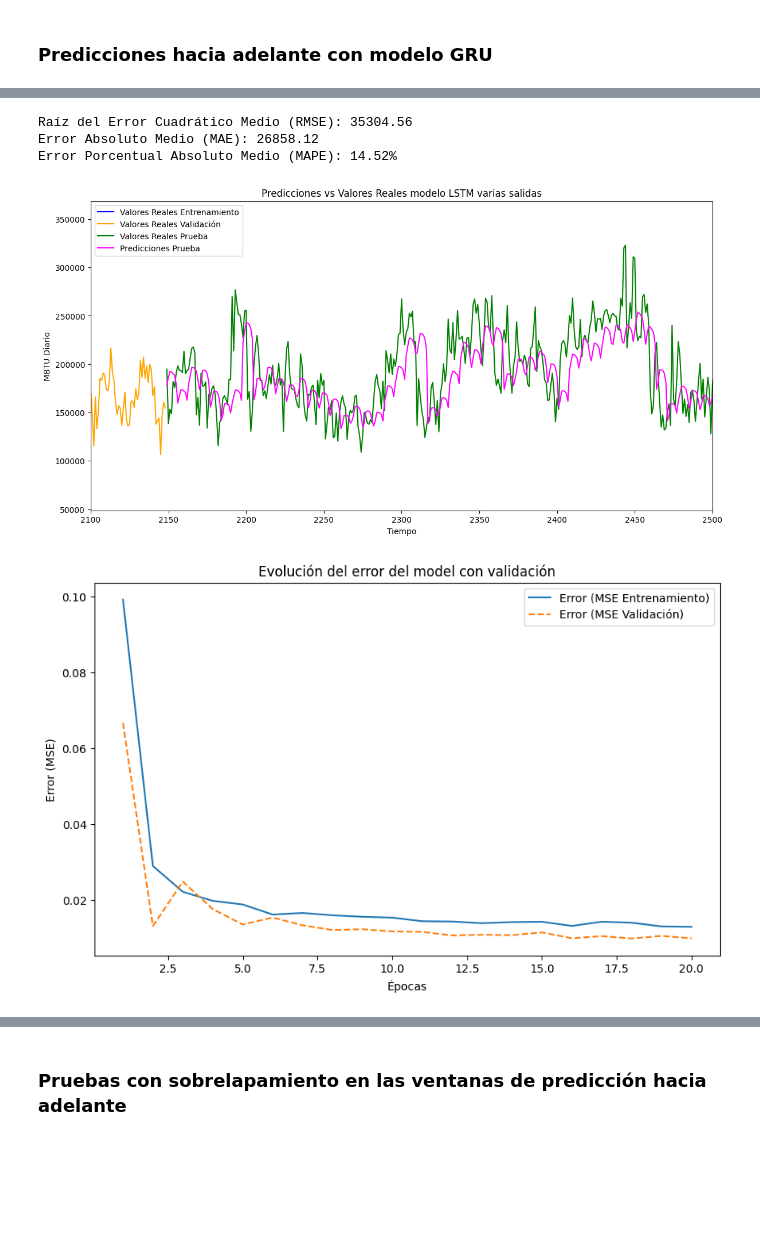
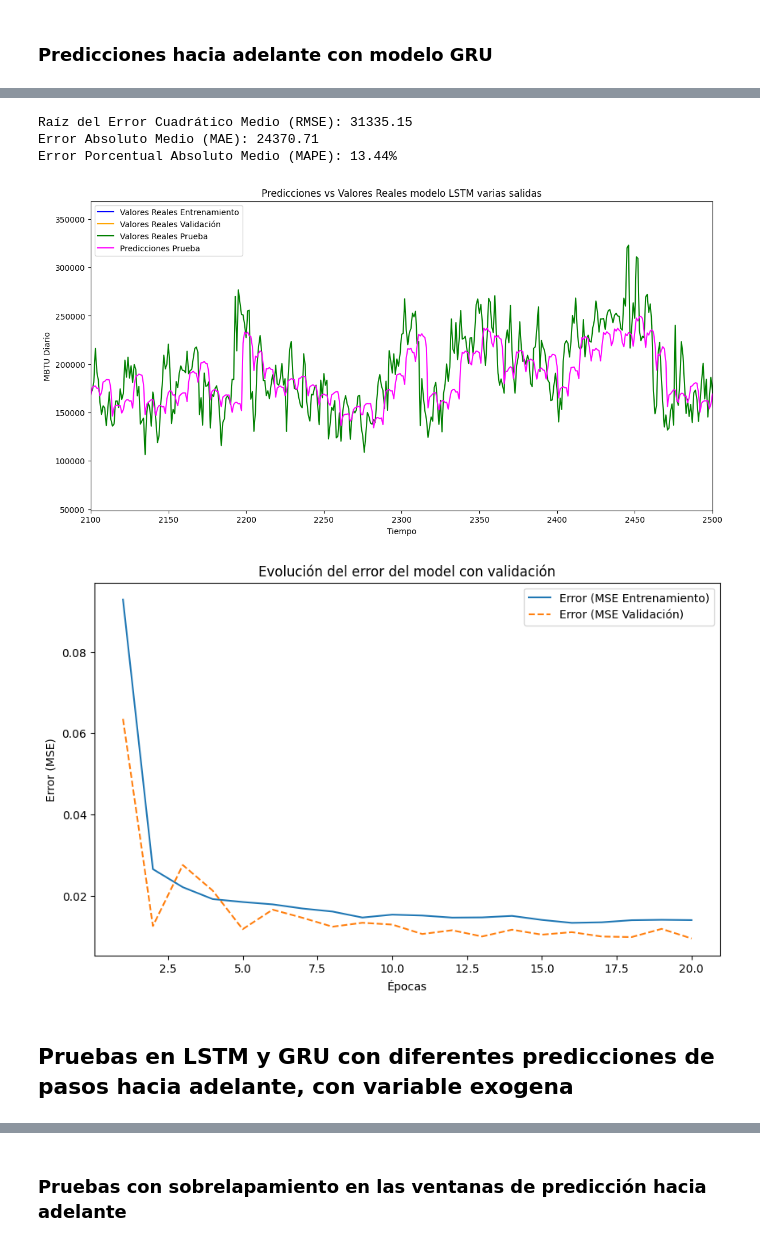
Before and after one commit to Jflorez05/Monografia_Especializacion, a Jupyter notebook: Monografia_Pred_Consumo_Gas_Resumen.ipynb, the cells around one changed output, grey strips where cells are left out. Saved outputs shown, nothing was run; the diff lists cells and outputs as text; code cells hidden in the pictures; blank space fills up the shorter version.

```diff
--- a/Monografia_Pred_Consumo_Gas_Resumen.ipynb
+++ b/Monografia_Pred_Consumo_Gas_Resumen.ipynb
@@ -918,7 +1087,7 @@ replicating local resources
 time_step = 7  # Define el paso de tiempo que usarás en el modelo
 output_steps = 7  # Número de pasos a predecir hacia adelante
 size = 0.7  # Proporción de datos para el conjunto de entrenamiento
-val_size = 0.15  # Proporción de datos para el conjunto de validación
+val_size = 0.1  # Proporción de datos para el conjunto de validación
 
 # Establecer semilla
 seed_value = 42
@@ -932,9 +1101,17 @@ train_LSTM = np.array(train_LSTM)
 val_LSTM = np.array(val_LSTM)
 test_LSTM = np.array(test_LSTM)
 
-X_train, y_train = DataPreparationRNN.create_datasetMultipleTimesBackAhead(train_LSTM, n_steps_out = output_steps, n_steps_in = time_step, overlap = output_steps)
-X_val, y_val = DataPreparationRNN.create_datasetMultipleTimesBackAhead(val_LSTM, n_steps_out = output_steps, n_steps_in = time_step, overlap = output_steps)
-X_test, y_test = DataPreparationRNN.create_datasetMultipleTimesBackAhead(test_LSTM, n_steps_out = output_steps, n_steps_in = time_step, overlap = output_steps)
+X_train, y_train = create_dataset_multiOut(train_LSTM, output_steps, time_step,  output_steps)
+X_val, y_val = create_dataset_multiOut(val_LSTM, output_steps, time_step, output_steps)
+X_test, y_test = create_dataset_multiOut(test_LSTM, output_steps, time_step, output_steps)
+
+X_train = X_train[:, :, 0]
+X_val = X_val[:, :, 0]
+X_test = X_test[:, :, 0]
+
+# X_train, y_train = DataPreparationRNN.create_datasetMultipleTimesBackAhead(train_LSTM, n_steps_out = output_steps, n_steps_in = time_step, overlap = output_steps)
+# X_val, y_val = DataPreparationRNN.create_datasetMultipleTimesBackAhead(val_LSTM, n_steps_out = output_steps, n_steps_in = time_step, overlap = output_steps)
+# X_test, y_test = DataPreparationRNN.create_datasetMultipleTimesBackAhead(test_LSTM, n_steps_out = output_steps, n_steps_in = time_step, overlap = output_steps)
 # %%
 # Crear el modelo LSTM
 model_LSTM_multiOut = Sequential()
@@ -1008,17 +1170,17 @@ model_GRU_multiOut.add(Dense(output_steps))  # Predicción de los valores
 model_GRU_multiOut.compile(optimizer='adam', loss='mean_squared_error')
 
 # Entrenar el modelo
-historia_GRU_multiOut = model_GRU_multiOut.fit(X_train, y_train, epochs=20, batch_size=32, validation_data=(X_val, y_val), verbose=2)
+historia_GRU_multiOut = model_GRU_multiOut.fit(X_train, y_train, epochs=20, batch_size=32, validation_data=(X_val, y_val), verbose=0)
 
 # Hacer predicciones
 trainPredict = model_GRU_multiOut.predict(X_train.reshape(X_train.shape[0], time_step))
-valPredict = model_GRU_multiOut.predict(X_val.reshape(X_test.shape[0], time_step))
+valPredict = model_GRU_multiOut.predict(X_val.reshape(X_val.shape[0], time_step))
 testPredict = model_GRU_multiOut.predict(X_test.reshape(X_test.shape[0], time_step))
 
 # Invertir la normalización para volver a los valores originales
-trainPredict_inv = scaler_consumo.inverse_transform(trainPredict.flatten().reshape(-1, 1))
-valPredict_inv = scaler_consumo.inverse_transform(valPredict.flatten().reshape(-1, 1))
-testPredict_inv = scaler_consumo.inverse_transform(testPredict.flatten().reshape(-1, 1))
+trainPredict_inv_multioutGRU = scaler_consumo.inverse_transform(trainPredict.flatten().reshape(-1, 1))
+valPredict_inv_multioutGRU = scaler_consumo.inverse_transform(valPredict.flatten().reshape(-1, 1))
+testPredict_inv_multioutGRU = scaler_consumo.inverse_transform(testPredict.flatten().reshape(-1, 1))
 
 # También invertir la normalización de y
 y_train_inv = scaler_consumo.inverse_transform(y_train.flatten().reshape(-1, 1))
@@ -1046,10 +1193,12 @@ Epoch 7/20
 # %%
 plot_evaluation(y_train_inv, y_val_inv, y_test_inv,
-                    trainPredict_inv, valPredict_inv, testPredict_inv,
+                    trainPredict_inv_multioutGRU, valPredict_inv_multioutGRU, testPredict_inv_multioutGRU,
                     historia_GRU_multiOut, title='Predicciones vs Valores Reales modelo LSTM varias salidas')
 # %% [output]
-Raíz del Error Cuadrático Medio (RMSE): 35304.56
-Error Absoluto Medio (MAE): 26858.12
-Error Porcentual Absoluto Medio (MAPE): 14.52%
+Raíz del Error Cuadrático Medio (RMSE): 31335.15
+Error Absoluto Medio (MAE): 24370.71
+Error Porcentual Absoluto Medio (MAPE): 13.44%
-[figure, old version]
+[figure, new version]
-[figure, old version]
+[figure, new version]
+# %% [markdown]
+## Pruebas en LSTM y GRU con diferentes predicciones de pasos hacia adelante, con variable exogena
```
Also changed, not shown: parts of 38 cells of this notebook.
